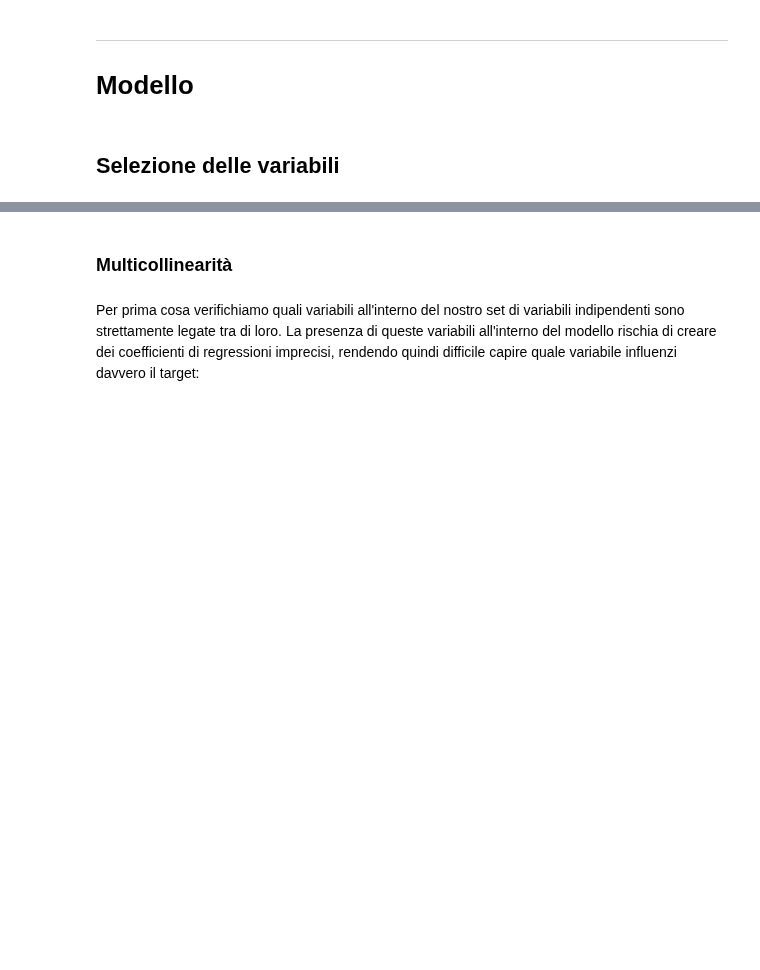
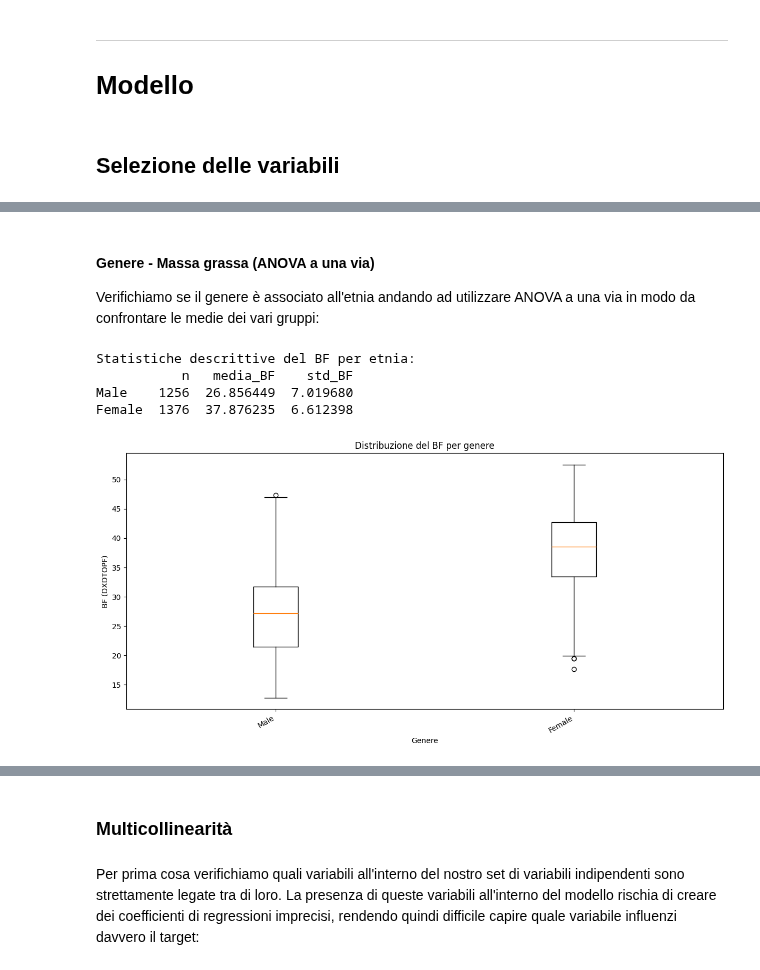
Before and after one commit to NathanMNZ02/py-fat-percentage-regression, a Jupyter notebook: src/fat_percentage_regression.ipynb, the cells around one changed output, grey strips where cells are left out. Cells and saved outputs as stored; diff of their text form; code cells hidden in the pictures; blank space fills up the shorter version.

```diff
--- a/src/fat_percentage_regression.ipynb
+++ b/src/fat_percentage_regression.ipynb
@@ -573,0 +499,39 @@ I grafici mostrano fortemente la dipendenza tra queste due variabili, abbiamo ch
+# %% [markdown]
+#### Genere - Massa grassa (ANOVA a una via)
+
+Verifichiamo se il genere è associato all'etnia andando ad utilizzare ANOVA a una via in modo da confrontare le medie dei vari gruppi:
+# %%
+gen_map = {
+    1: "Male",
+    2: "Female",
+}
+
+gen_series = df_cleaned["RIAGENDR"].map(gen_map) # mappa gli indici con le relative etnie
+groups_gen_bf = [df_cleaned.loc[gen_series == gen, "DXDTOPF"] for gen in gen_map.values()] # raggruppa i valori per ciascuna etnia
+
+desc_gen = pd.DataFrame(
+    {
+        "n": [g.size for g in groups_gen_bf],
+        "media_BF": [g.mean() for g in groups_gen_bf],
+        "std_BF": [g.std() for g in groups_gen_bf],
+    },
+    index=list(gen_map.values()),
+)
+print("Statistiche descrittive del BF per etnia:")
+print(desc_gen)
+# %% [output]
+Statistiche descrittive del BF per etnia:
+           n   media_BF    std_BF
+Male    1256  26.856449  7.019680
+Female  1376  37.876235  6.612398
+# %%
+fig, ax = plt.subplots(figsize=(12, 6))
+ax.boxplot([g.to_numpy() for g in groups_gen_bf], tick_labels=list(gen_map.values()))
+ax.set_title("Distribuzione del BF per genere")
+ax.set_xlabel("Genere")
+ax.set_ylabel("BF (DXDTOPF)")
+plt.xticks(rotation=30, ha="right")
+plt.tight_layout()
+plt.show()
+# %% [output]
+[figure, added]
```
Also changed, not shown: parts of 45 cells of this notebook, 4 other files.
